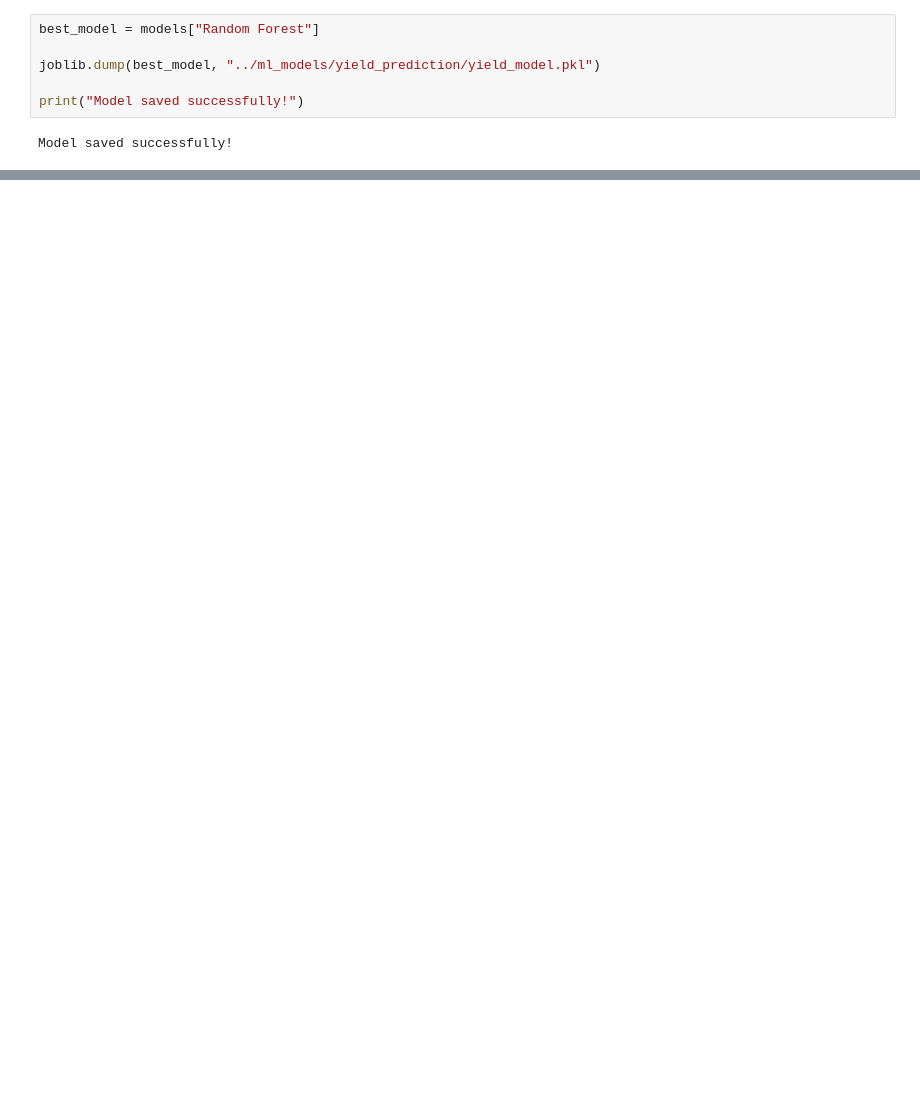
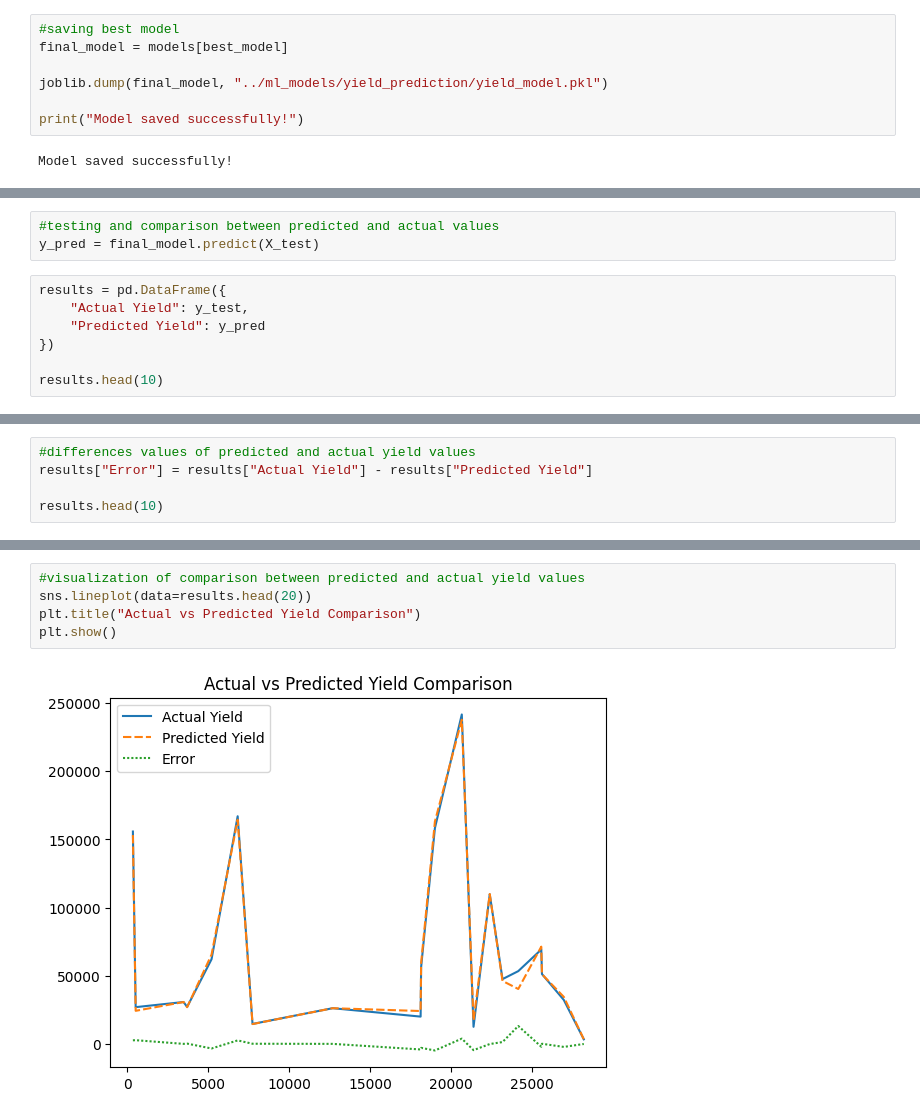
Before and after one commit to mdmohid/Smart_Agri_System, a Jupyter notebook: notebooks/yield_prediction_experiment.ipynb, the cells around one changed output, grey strips where cells are left out. Cells and saved outputs as stored; diff of their text form; blank space fills up the shorter version.

```diff
--- a/notebooks/yield_prediction_experiment.ipynb
+++ b/notebooks/yield_prediction_experiment.ipynb
@@ -195,7 +245,8 @@ NotFittedError: This RandomForestRegressor instance is not fitted yet. Call 'fit
 # %%
-best_model = models["Random Forest"]
+#saving best model
+final_model = models[best_model]
 
-joblib.dump(best_model, "../ml_models/yield_prediction/yield_model.pkl")
+joblib.dump(final_model, "../ml_models/yield_prediction/yield_model.pkl")
 
 print("Model saved successfully!")
 # %% [output]
@@ -202,0 +277,10 @@ Model saved successfully!
+# %%
+#testing and comparison between predicted and actual values
+y_pred = final_model.predict(X_test)
+# %%
+results = pd.DataFrame({
+    "Actual Yield": y_test,
+    "Predicted Yield": y_pred
+})
+
+results.head(10)
@@ -202,0 +299,5 @@ Model saved successfully!
+# %%
+#differences values of predicted and actual yield values
+results["Error"] = results["Actual Yield"] - results["Predicted Yield"]
+
+results.head(10)
@@ -202,0 +332,7 @@ Model saved successfully!
+# %%
+#visualization of comparison between predicted and actual yield values
+sns.lineplot(data=results.head(20))
+plt.title("Actual vs Predicted Yield Comparison")
+plt.show()
+# %% [output]
+[figure, added]
```
Also changed, not shown: parts of 22 cells of this notebook.
